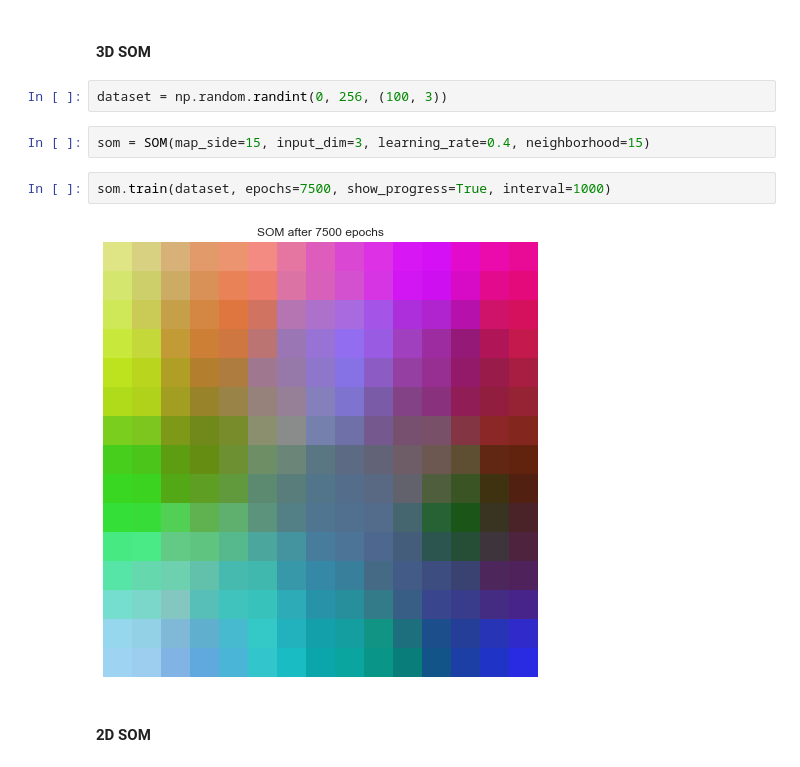
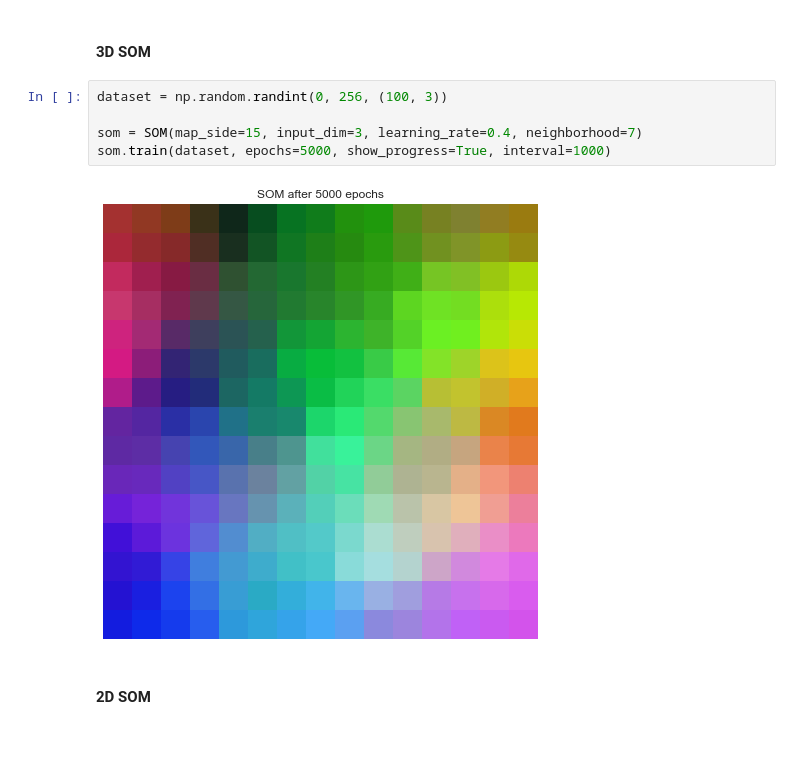
Before and after one commit to AMSUFV/SOM, a Jupyter notebook: SOM.ipynb, the cells around one changed output. Cells and saved outputs as stored; diff of their text form; blank space fills up the shorter version.

```diff
--- a/SOM.ipynb
+++ b/SOM.ipynb
@@ -229,14 +223,13 @@ class SOM:
                         self._show_3dmap(epoch + 1)
 # %% [markdown]
 #### 3D SOM
-# %%
-dataset = np.random.randint(0, 256, (100, 3))
 # %%
-som = SOM(map_side=15, input_dim=3, learning_rate=0.4, neighborhood=15)
+dataset = np.random.randint(0, 256, (100, 3))
+
+som = SOM(map_side=15, input_dim=3, learning_rate=0.4, neighborhood=7)
+som.train(dataset, epochs=5000, show_progress=True, interval=1000)
+# %% [output]
+[figure, added]
-# %%
-som.train(dataset, epochs=7500, show_progress=True, interval=1000)
-# %% [output]
-[figure, removed]
 # %% [markdown]
 #### 2D SOM
 # %% [markdown]
```
Also changed, not shown: parts of 10 cells of this notebook, 1 other file.
